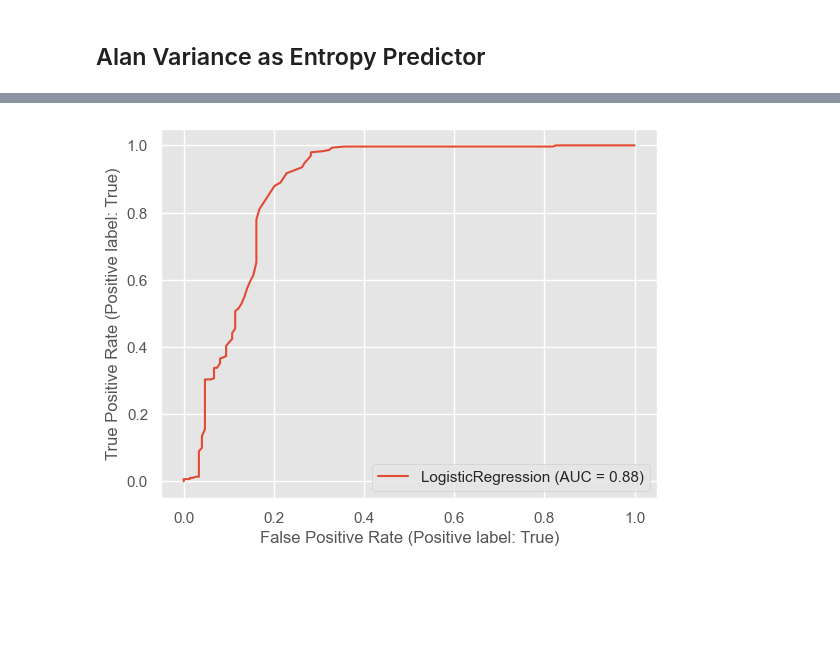
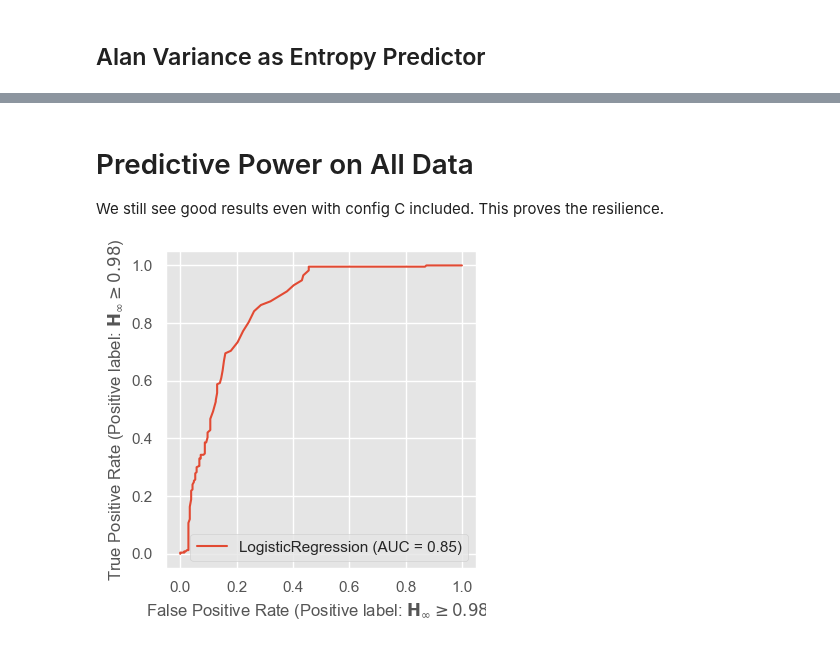
Before and after one commit to maciejskorski/enhanced-pll-trng, a Jupyter notebook: src/CornerValues.ipynb, the cells around one changed output, grey strips where cells are left out. Drawn from its saved outputs; the diff is of its cells as text; code cells hidden in the pictures; blank space fills up the shorter version.

Commit message:
corner analysis of online tests

```diff
--- a/src/CornerValues.ipynb
+++ b/src/CornerValues.ipynb
@@ -23,6 +25,9 @@ for sheet_name in ["corner values config b1", "corner values config c1"]:
 
 df = pd.concat(dfs)
 df.rename({"alim V": "Power Supply [V]", "T °C": "Temp [°C]"}, axis=1, inplace=True)
+df["Power [Condition]"] = (
+    df.groupby(["Board"])["Power Supply [V]"].rank(method="dense").replace({1: "Low", 2: "Typical", 3: "Max"})
+)
 df.head()
 # %% [output]
 |  | Board | Temp [°C] | Power Supply [V] | Mean | aVar | v from Pva | min-E (NIST) | # contributors | ... |
@@ -79,14 +135,22 @@ fig.savefig("corner_values_aVar_vs_Ent.svg")
+# %% [markdown]
+# Predictive Power on All Data
+
+We still see good results even with config C included. This proves the resilience.
 # %%
 from sklearn import linear_model
 from sklearn import metrics
+import numpy as np
 
-y = df["min-E (NIST)"] > 0.95
+y = df["min-E (NIST)"] >= 0.98
+y = y.replace({True: "$\mathbf{H}_{\infty}\geq 0.98$", False: "\mathbf{H}_{\infty} < 0.98"})
 X = df[["aVar"]]
 
 model = linear_model.LogisticRegression()
 model.fit(X, y)
 
-fig = metrics.RocCurveDisplay.from_estimator(model, X, y)
-fig.figure_.savefig("corner_values_aVar_predictive.svg")
+fig, ax = plt.subplots(figsize=(4, 4))
+disp = metrics.RocCurveDisplay.from_estimator(model, X, y, pos_label="$\mathbf{H}_{\infty}\geq 0.98$", ax=ax)
+
+plt.tight_layout()
 # %% [output]
-[figure, old version]
+[figure, new version]
```
Also changed, not shown: parts of 12 cells of this notebook.
